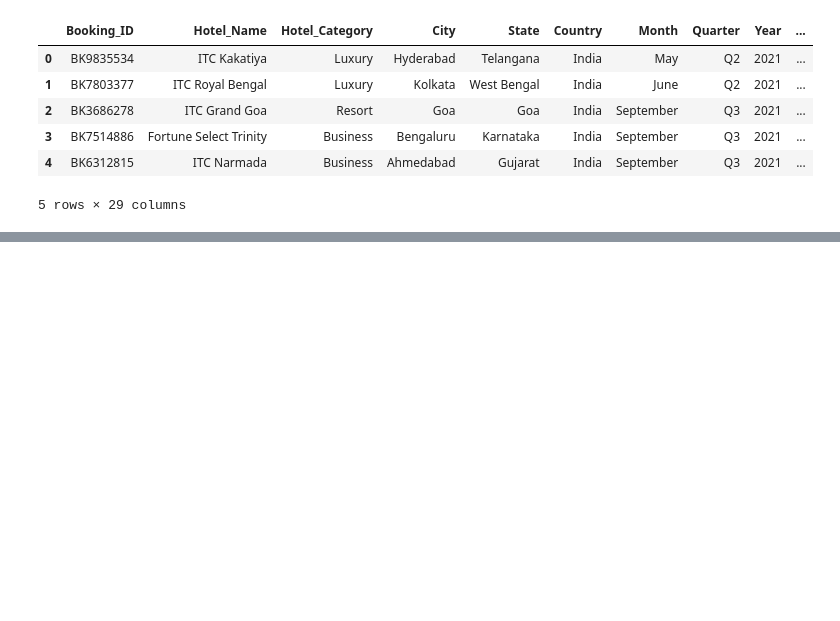
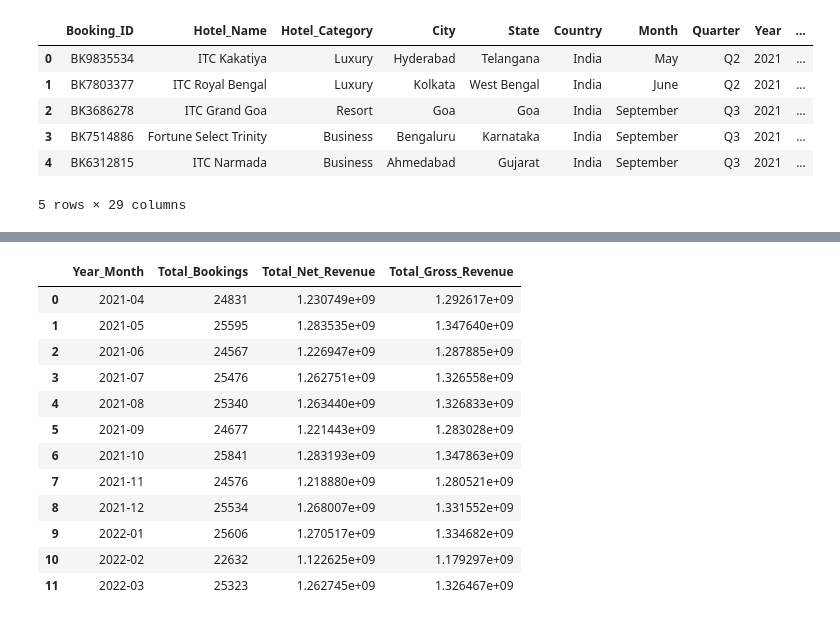
Before and after one commit to maksymzg/hotel-revenue-analytics, a Jupyter notebook: notebooks/02_eda.ipynb, the cells around one changed output, grey strips where cells are left out. Cells and saved outputs as stored; diff of their text form; code cells hidden in the pictures; blank space fills up the shorter version.

```diff
--- a/notebooks/02_eda.ipynb
+++ b/notebooks/02_eda.ipynb
@@ -35,0 +187,30 @@ display(df_preview)
+# %%
+query_monthly_trends = """
+SELECT
+    strftime(Checkin_Date, '%Y-%m') AS Year_Month,
+    COUNT(*) AS Total_Bookings,
+    SUM(Net_Revenue) AS Total_Net_Revenue,
+    SUM(Gross_Revenue) AS Total_Gross_Revenue
+FROM bookings
+GROUP BY
+    Year_Month
+ORDER BY
+    Year_Month ASC;
+"""
+
+df_monthly_trends = conn.execute(query_monthly_trends).df()
+display(df_monthly_trends)
+# %% [output]
+|  | Year_Month | Total_Bookings | Total_Net_Revenue | Total_Gross_Revenue |
+| 0 | 2021-04 | 24831 | 1.230749e+09 | 1.292617e+09 |
+| 1 | 2021-05 | 25595 | 1.283535e+09 | 1.347640e+09 |
+| 2 | 2021-06 | 24567 | 1.226947e+09 | 1.287885e+09 |
+| 3 | 2021-07 | 25476 | 1.262751e+09 | 1.326558e+09 |
+| 4 | 2021-08 | 25340 | 1.263440e+09 | 1.326833e+09 |
+| 5 | 2021-09 | 24677 | 1.221443e+09 | 1.283028e+09 |
+| 6 | 2021-10 | 25841 | 1.283193e+09 | 1.347863e+09 |
+| 7 | 2021-11 | 24576 | 1.218880e+09 | 1.280521e+09 |
+| 8 | 2021-12 | 25534 | 1.268007e+09 | 1.331552e+09 |
+| 9 | 2022-01 | 25606 | 1.270517e+09 | 1.334682e+09 |
+| 10 | 2022-02 | 22632 | 1.122625e+09 | 1.179297e+09 |
+| 11 | 2022-03 | 25323 | 1.262745e+09 | 1.326467e+09 |
```
Also changed, not shown: parts of 6 cells of this notebook.
